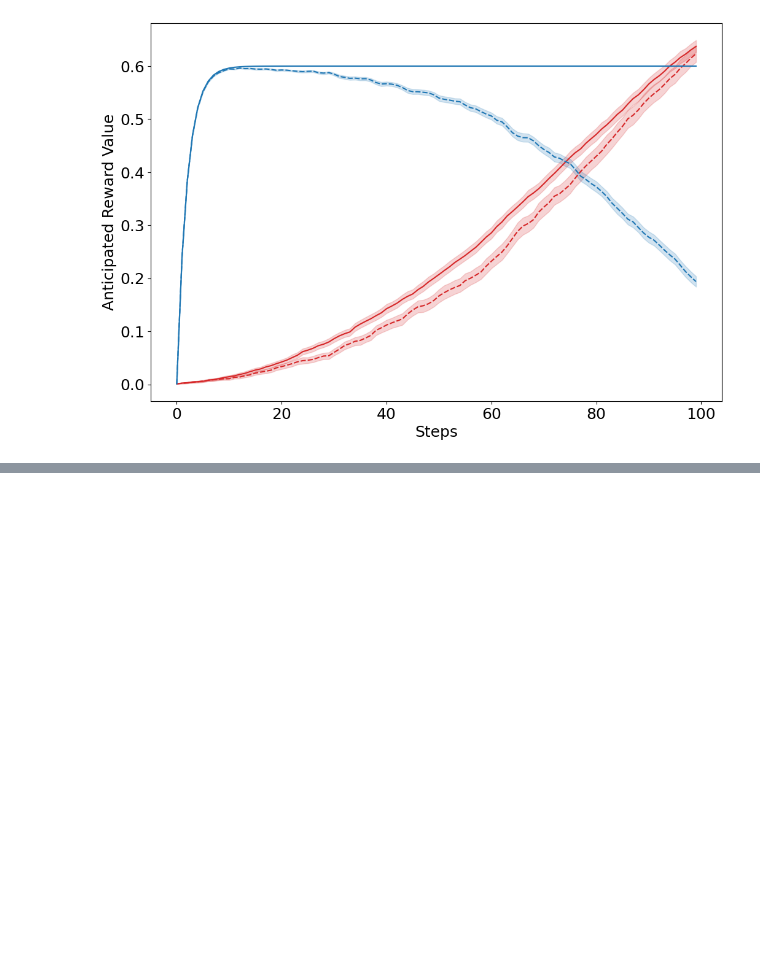
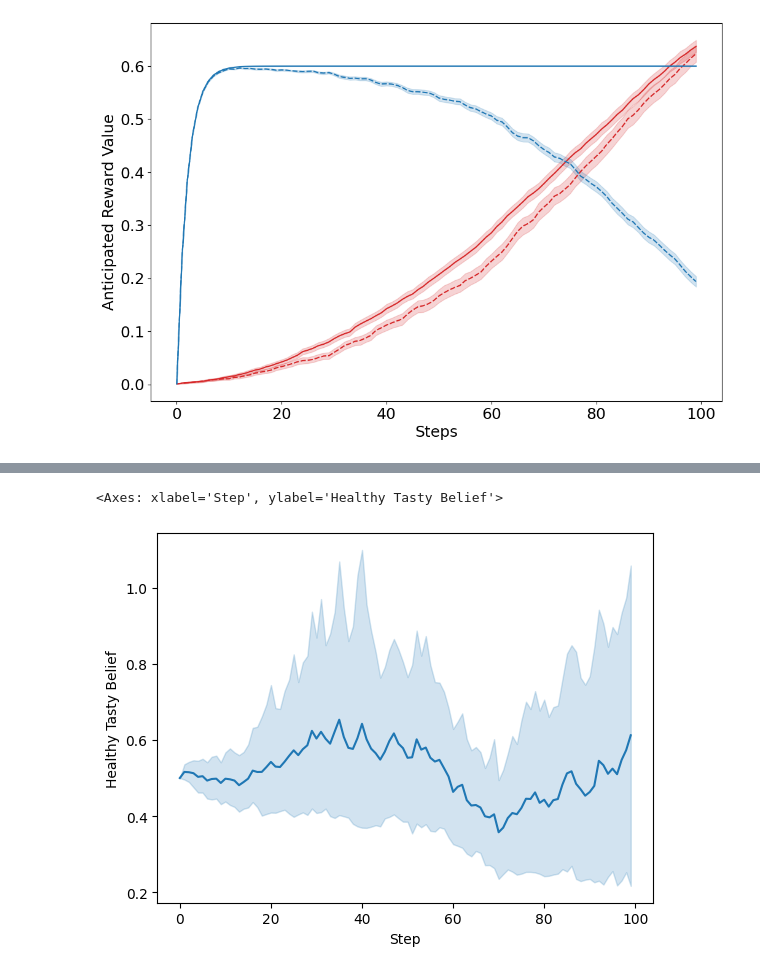
Before and after one commit to Kajijoo/abm, a Jupyter notebook: run.ipynb, the cells around one changed output, grey strips where cells are left out. Drawn from its saved outputs; the diff is of its cells as text; code cells hidden in the pictures; blank space fills up the shorter version.

```diff
--- a/run.ipynb
+++ b/run.ipynb
@@ -285,0 +300,10 @@ plot_results()
+# %%
+import seaborn as sns
+import matplotlib.pyplot as plt
+
+#Plot the results of the single run. #ADAPT COLORS BASED ON RED AND BLUE IN GRAPH.
+
+sns.lineplot(df1, x = "Step", y = "Healthy Tasty Belief")
+# %% [output]
+<Axes: xlabel='Step', ylabel='Healthy Tasty Belief'>
+[figure, added]
```
Also changed, not shown: parts of 6 cells of this notebook, 6 other files.
